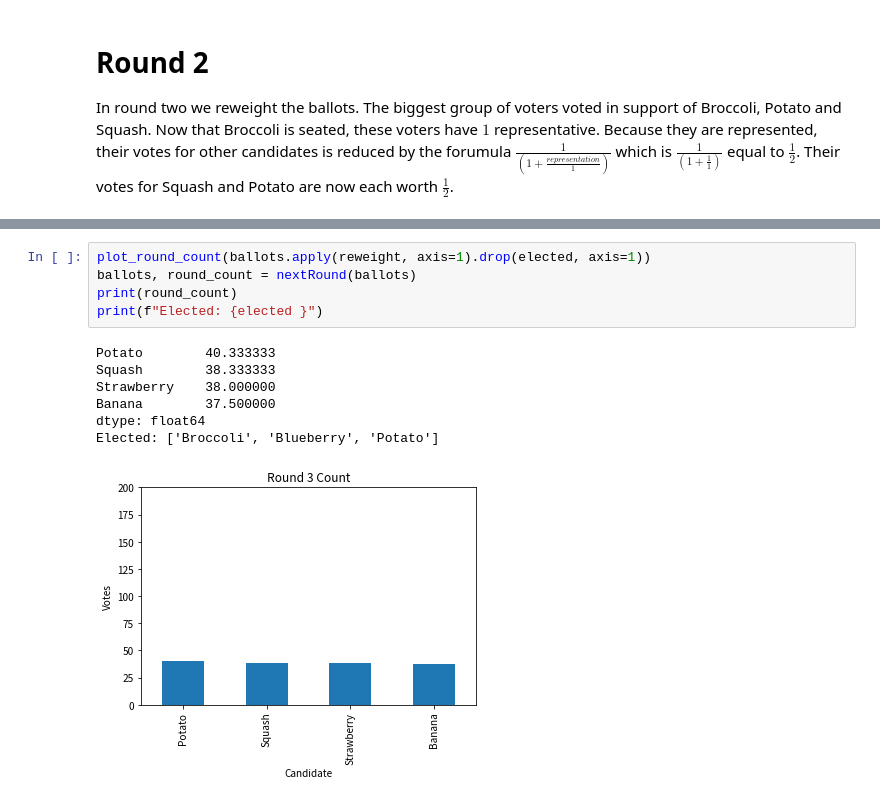
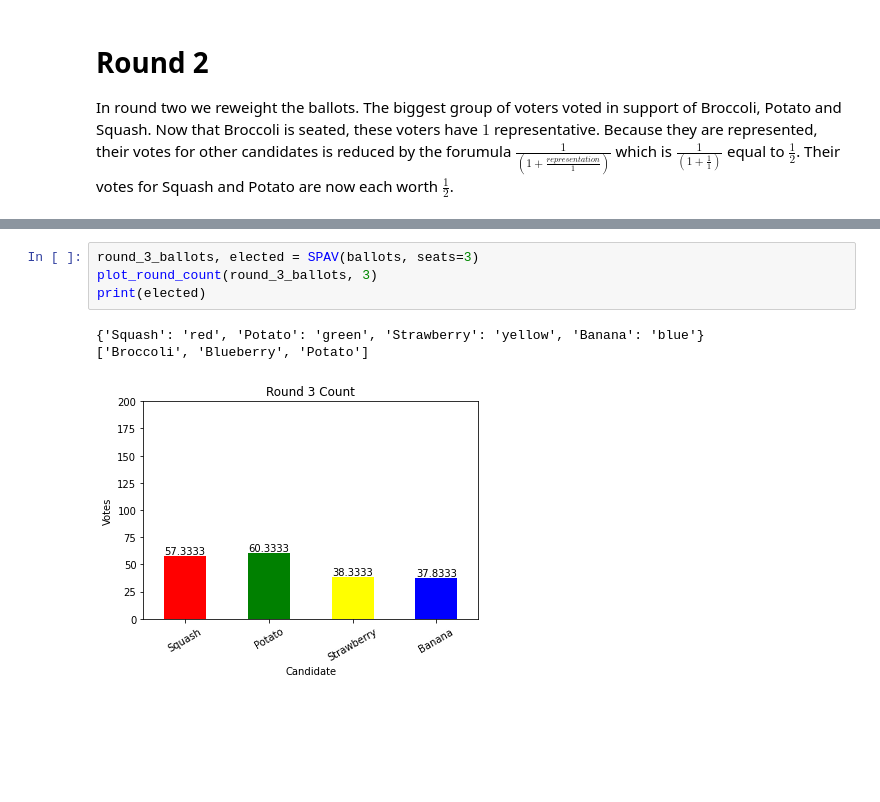
Before and after one commit to electionscience/election_methods, a Jupyter notebook: examples/sequential_proportional_approval_voting.ipynb, the cells around one changed output, grey strips where cells are left out. Cells and saved outputs as stored; diff of their text form; blank space fills up the shorter version.

```diff
--- a/examples/sequential_proportional_approval_voting.ipynb
+++ b/examples/sequential_proportional_approval_voting.ipynb
@@ -193,13 +201,8 @@ In round 3 the votes for fruit candidates are reweighted and Vegetable candidate
-# %%
-plot_round_count(ballots.apply(reweight, axis=1).drop(elected, axis=1))
-ballots, round_count = nextRound(ballots)
-print(round_count)
-print(f"Elected: {elected }")
-# %% [output]
-Potato        40.333333
-Squash        38.333333
-Strawberry    38.000000
-Banana        37.500000
-dtype: float64
-Elected: ['Broccoli', 'Blueberry', 'Potato']
-[figure, removed]
+# %%
+round_3_ballots, elected = SPAV(ballots, seats=3)
+plot_round_count(round_3_ballots, 3)
+print(elected)
+# %% [output]
+{'Squash': 'red', 'Potato': 'green', 'Strawberry': 'yellow', 'Banana': 'blue'}
+['Broccoli', 'Blueberry', 'Potato']
+[figure, added]
```
Also changed, not shown: parts of 10 cells of this notebook.
